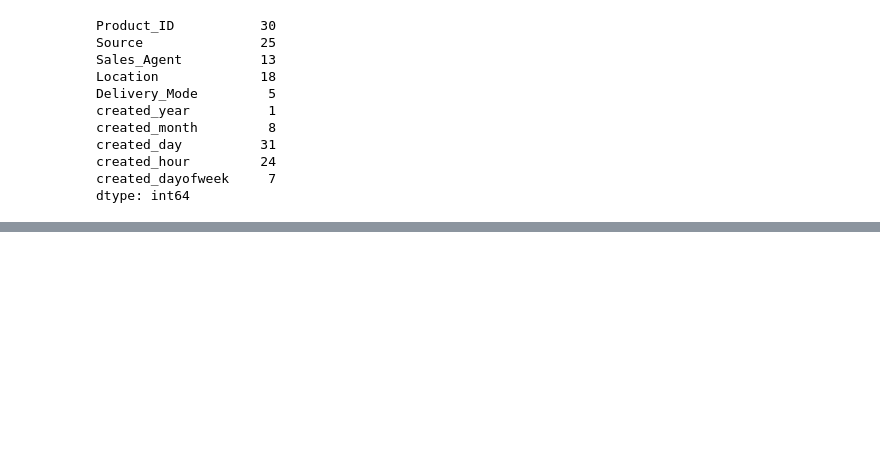
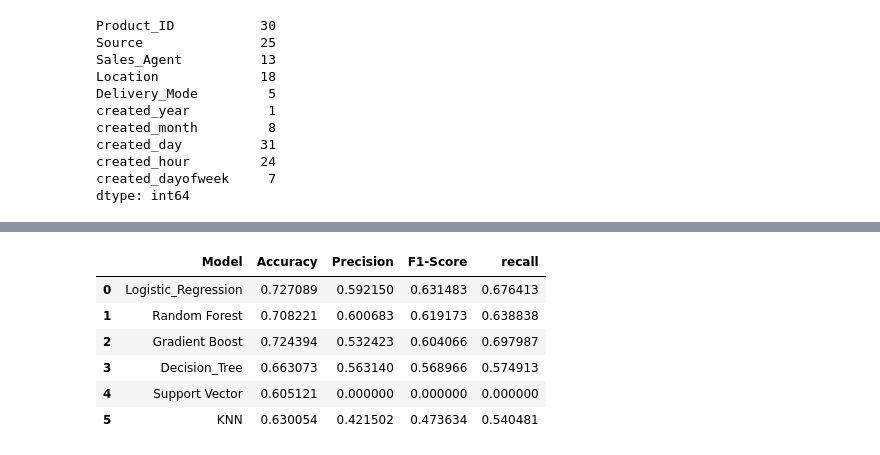
Before and after one commit to shiv-1024/Sales_Effectiveness, a Jupyter notebook: main.ipynb, the cells around one changed output, grey strips where cells are left out. Saved outputs shown, nothing was run; the diff lists cells and outputs as text; code cells hidden in the pictures; blank space fills up the shorter version.

```diff
--- a/main.ipynb
+++ b/main.ipynb
@@ -716,0 +740,15 @@ Delivery_Mode → 5 encoded columns
+# %%
+result=[]
+
+for name,model in models.items():
+
+    model.fit(x_train_final,y_train)
+    prediction = model.predict(x_test_final)
+
+    result.append({
+        'Model':name,
+        'Accuracy':accuracy_score(prediction,y_test),
+        'Precision':precision_score(prediction,y_test,pos_label = 'high potential'),
+        'F1-Score':f1_score(prediction,y_test,pos_label = 'high potential'),
+        'recall':recall_score(prediction,y_test,pos_label = 'high potential')
+    })
@@ -716,0 +767,14 @@ Delivery_Mode → 5 encoded columns
+# %%
+model_evalution = pd.DataFrame(result)
+
+model_evalution.sort_values(by='Accuracy')
+
+model_evalution
+# %% [output]
+|  | Model | Accuracy | Precision | F1-Score | recall |
+| 0 | Logistic_Regression | 0.727089 | 0.592150 | 0.631483 | 0.676413 |
+| 1 | Random Forest | 0.708221 | 0.600683 | 0.619173 | 0.638838 |
+| 2 | Gradient Boost | 0.724394 | 0.532423 | 0.604066 | 0.697987 |
+| 3 | Decision_Tree | 0.663073 | 0.563140 | 0.568966 | 0.574913 |
+| 4 | Support Vector | 0.605121 | 0.000000 | 0.000000 | 0.000000 |
+| 5 | KNN | 0.630054 | 0.421502 | 0.473634 | 0.540481 |
```
Also changed, not shown: parts of 11 cells of this notebook.
